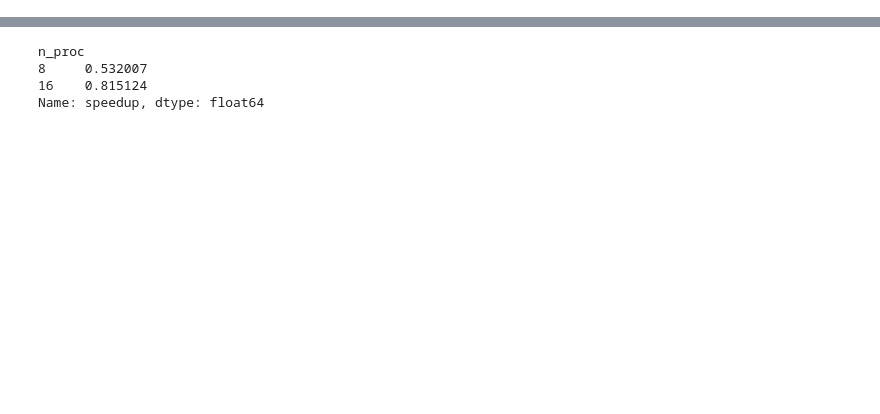
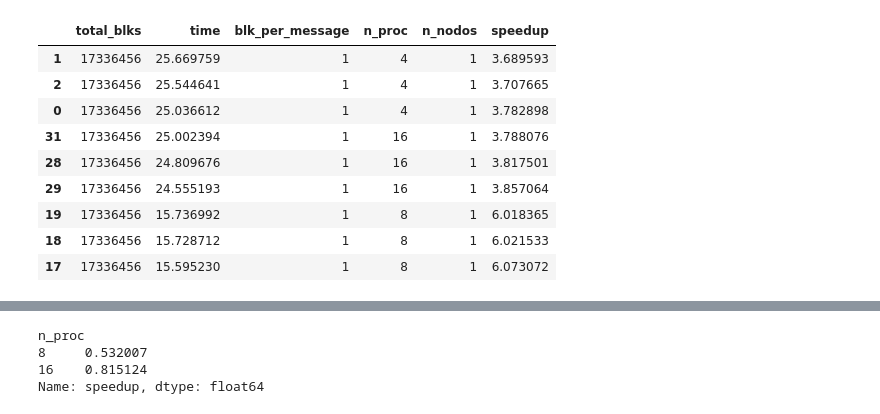
Before and after one commit to gilbertokoerbes/AES-CTRMode-OpenMP_MPI_SpeedUp, a Jupyter notebook: make_graphs.ipynb, the cells around one changed output, grey strips where cells are left out. Drawn from its saved outputs; the diff is of its cells as text; code cells hidden in the pictures; blank space fills up the shorter version.

```diff
--- a/make_graphs.ipynb
+++ b/make_graphs.ipynb
@@ -64,3 +64,16 @@ average_time_nodes_2 = data_nodes_2.groupby('n_proc')['speedup'].mean()
 
 data_nodes_4 = data[data['n_nodos']==4]
 average_time_nodes_4 = data_nodes_4.groupby('n_proc')['speedup'].mean()
+# %%
+data_nodes_1.sort_values(by=['speedup'])
+# %% [output]
+|  | total_blks | time | blk_per_message | n_proc | n_nodos | speedup |
+| 1 | 17336456 | 25.669759 | 1 | 4 | 1 | 3.689593 |
+| 2 | 17336456 | 25.544641 | 1 | 4 | 1 | 3.707665 |
+| 0 | 17336456 | 25.036612 | 1 | 4 | 1 | 3.782898 |
+| 31 | 17336456 | 25.002394 | 1 | 16 | 1 | 3.788076 |
+| 28 | 17336456 | 24.809676 | 1 | 16 | 1 | 3.817501 |
+| 29 | 17336456 | 24.555193 | 1 | 16 | 1 | 3.857064 |
+| 19 | 17336456 | 15.736992 | 1 | 8 | 1 | 6.018365 |
+| 18 | 17336456 | 15.728712 | 1 | 8 | 1 | 6.021533 |
+| 17 | 17336456 | 15.595230 | 1 | 8 | 1 | 6.073072 |
```
Also changed, not shown: parts of 9 cells of this notebook.
